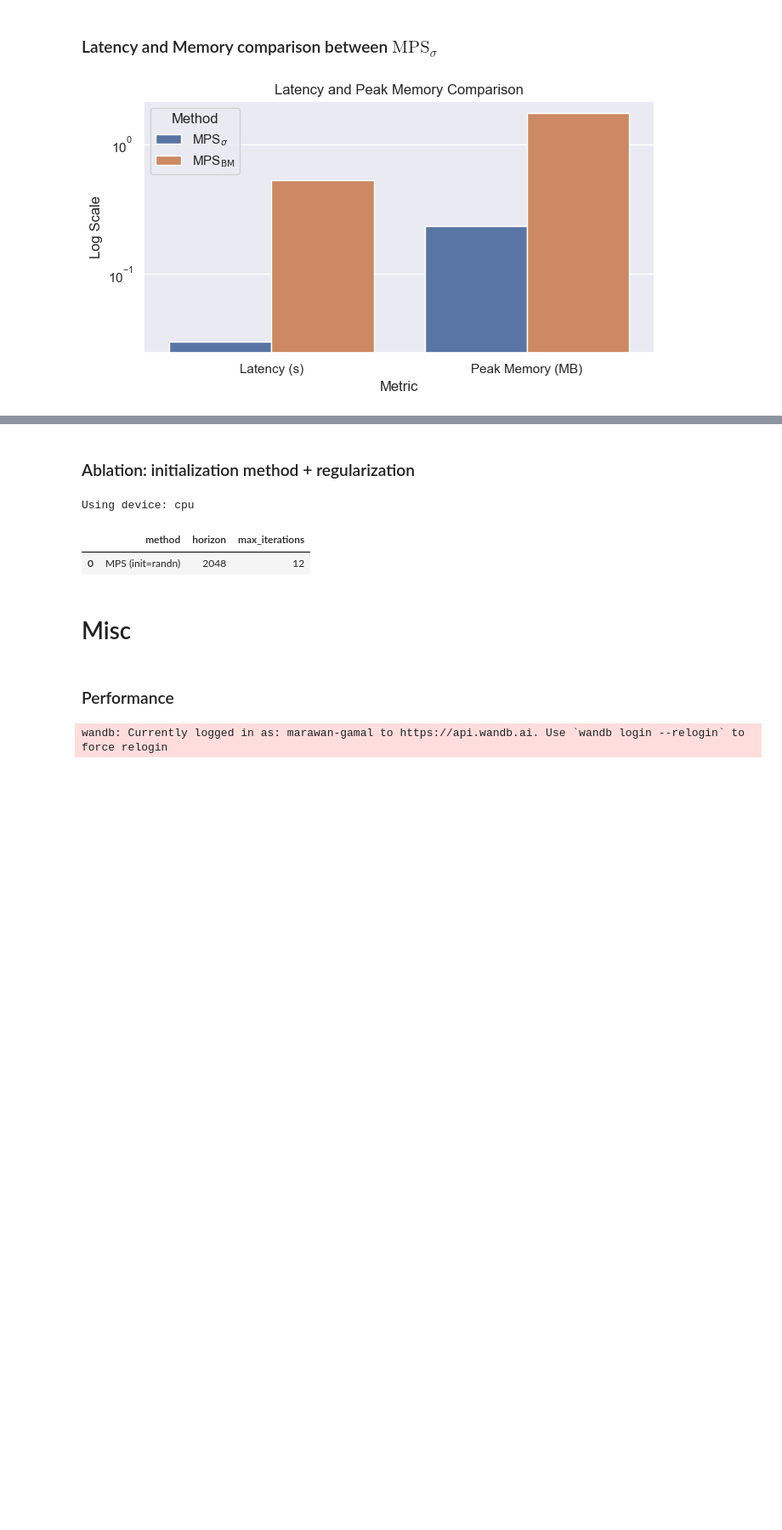
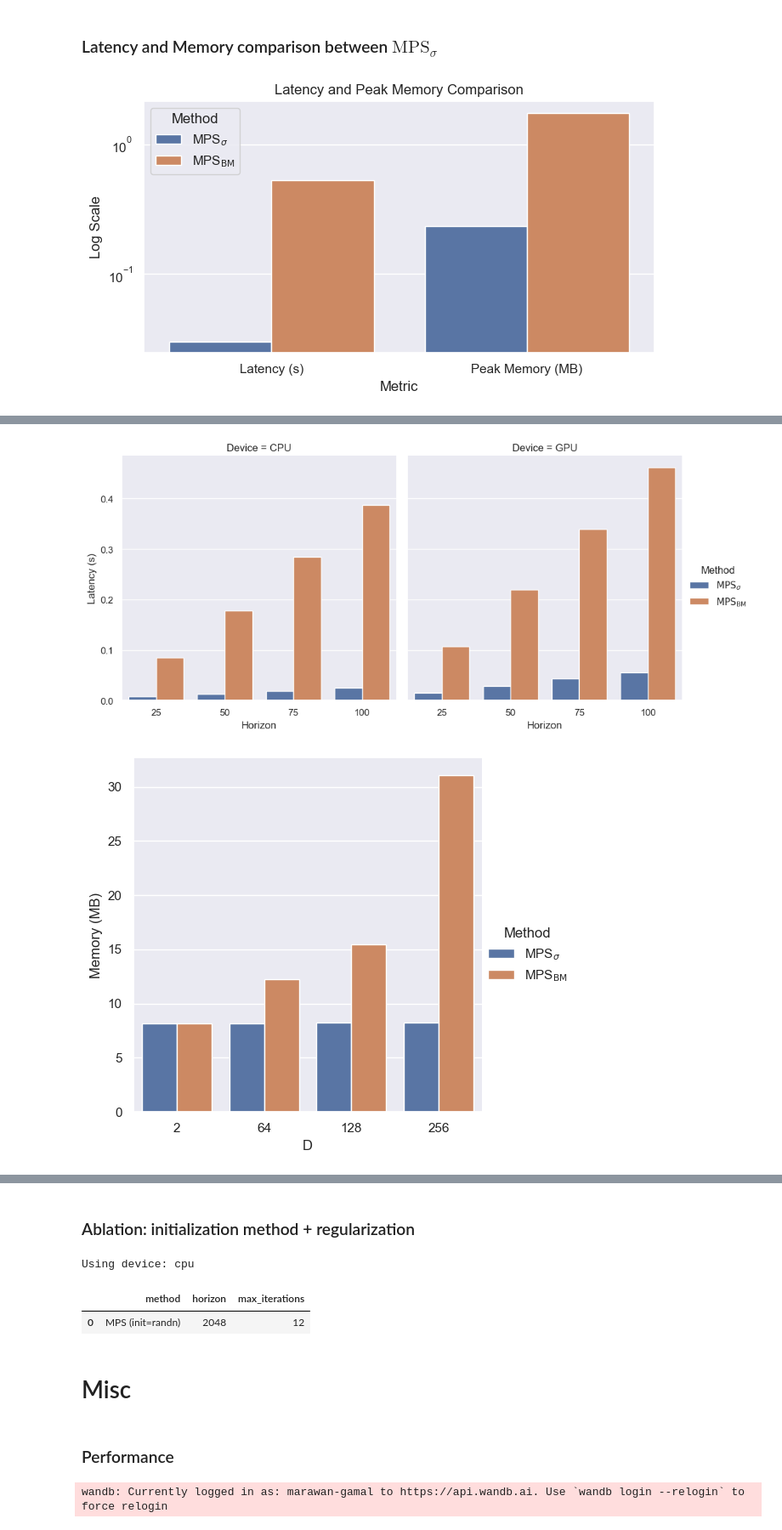
Before and after one commit to marawangamal/ptn, a Jupyter notebook: scripts/results.ipynb, the cells around one changed output, grey strips where cells are left out. Shown at 85% size. Drawn from its saved outputs; the diff is of its cells as text; code cells hidden in the pictures; blank space fills up the shorter version.

```diff
--- a/scripts/results.ipynb
+++ b/scripts/results.ipynb
@@ -577,0 +612,68 @@ plt.show()
+# %%
+import seaborn as sns
+import matplotlib.pyplot as plt
+import pandas as pd
+
+# Load results
+df_cpu = pd.read_csv("../results/sweep_cpu.csv")
+df_cpu["device"] = "CPU"
+df_gpu = pd.read_csv("../results/sweep_gpu.csv")
+df_gpu["device"] = "GPU"
+df = pd.concat([df_cpu, df_gpu], ignore_index=True)
+
+# Map method names to LaTeX
+name_map = {
+    "mps_sigma": r"$\mathrm{MPS}_\sigma$",
+    "mps_bm": r"$\mathrm{MPS}_{\mathrm{BM}}$",
+}
+df["Method"] = df["name"].replace(name_map)
+df["Latency (s)"] = df["latency"]
+df["Peak Memory (MB)"] = df["peak_memory_MB"]
+df["Horizon"] = df["H"]
+df["Device"] = df["device"]
+
+sns.set_theme()
+g1 = sns.catplot(
+    data=df,
+    x="Horizon",
+    y="Latency (s)",
+    hue="Method",
+    col="Device",
+    kind="bar"
+)
+
+df_memory = pd.read_csv("../results/memory_mps_sigma.csv")
+df_memory["Method"] = "MPS$_{\\sigma}$"
+df_memory2 = pd.read_csv("../results/memory_mps_bm.csv")
+df_memory2["Method"] = "MPS$_{\\mathrm{BM}}$"
+df_memory = pd.concat([df_memory, df_memory2], ignore_index=True)
+df_memory["Memory (MB)"] = df_memory["Mem"]
+df_memory["D"] = df_memory["Do"].astype(int)
+
+# Memory
+# MPS_sigma
+# Using device: cuda
+# [Do=2] Mem: 8.1758 MB
+# [Do=64] Mem: 12.2451 MB
+# [Do=128] Mem: 15.4888 MB
+# [Do=256] Mem: 31.0757 MB
+
+
+# MPS_BM
+# Using device: cuda
+# [Do=2] Mem: 8.1797 MB
+# [Do=64] Mem: 8.1958 MB
+# [Do=128] Mem: 8.2163 MB
+# [Do=256] Mem: 8.2573 MB
+
+sns.set_theme()
+g2 = sns.catplot(
+    data=df_memory,
+    x="D",
+    y="Memory (MB)",
+    hue="Method",
+    kind="bar"
+)
+# %% [output]
+[figure, added]
+[figure, added]
```
Also changed, not shown: parts of 2 cells of this notebook, 15 other files.
